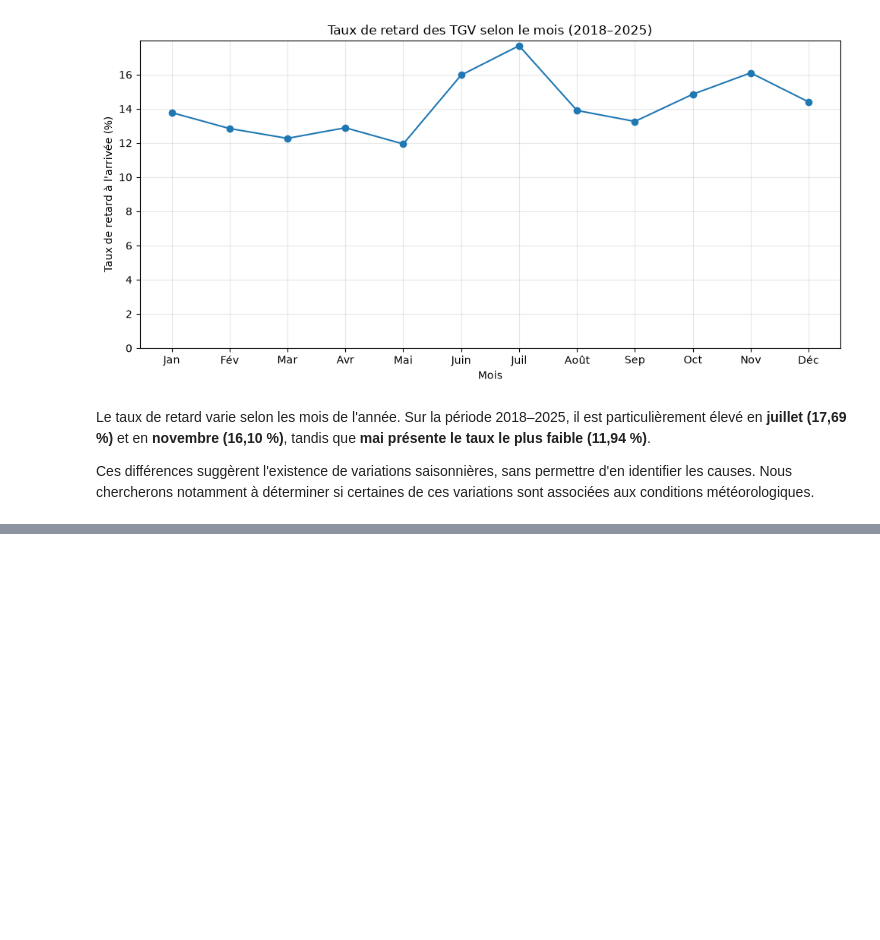
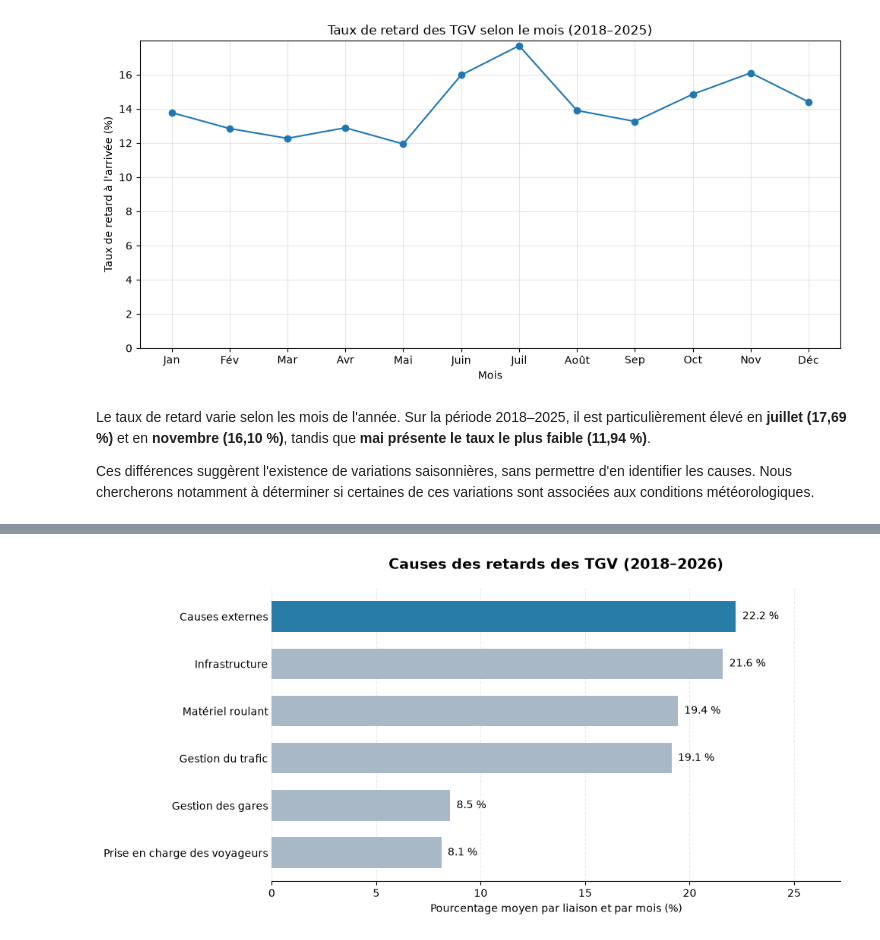
Before and after one commit to luteceagn/Projet_Python_ds, a Jupyter notebook: rapport_final.ipynb, the cells around one changed output, grey strips where cells are left out. Saved outputs shown, nothing was run; the diff lists cells and outputs as text; code cells hidden in the pictures; blank space fills up the shorter version.

```diff
--- a/rapport_final.ipynb
+++ b/rapport_final.ipynb
@@ -374,0 +381,77 @@ Ces différences suggèrent l'existence de variations saisonnières, sans permet
+# %%
+# Variables relatives aux causes des retards
+variables_causes = [
+    "prct_cause_externe",
+    "prct_cause_infra",
+    "prct_cause_gestion_trafic",
+    "prct_cause_materiel_roulant",
+    "prct_cause_gestion_gare",
+    "prct_cause_prise_en_charge_voyageurs"
+]
+
+# Noms des catégories
+noms_causes = {
+    "prct_cause_externe": "Causes externes",
+    "prct_cause_infra": "Infrastructure",
+    "prct_cause_gestion_trafic": "Gestion du trafic",
+    "prct_cause_materiel_roulant": "Matériel roulant",
+    "prct_cause_gestion_gare": "Gestion des gares",
+    "prct_cause_prise_en_charge_voyageurs": "Prise en charge des voyageurs"
+}
+
+# Moyenne des pourcentages par catégorie
+causes_moyennes = (
+    df_sncf_fr[variables_causes]
+    .mean()
+    .rename(index=noms_causes)
+    .sort_values()
+)
+
+# Création du graphique
+fig, ax = plt.subplots(figsize=(10, 5))
+
+# Mise en évidence des causes externes
+couleurs = [
+    "#287DA8" if cause == "Causes externes" else "#A8B8C7"
+    for cause in causes_moyennes.index
+]
+
+barres = ax.barh(
+    causes_moyennes.index,
+    causes_moyennes.values,
+    color=couleurs,
+    height=0.65
+)
+
+# Affichage des pourcentages sur les barres
+ax.bar_label(
+    barres,
+    labels=[f"{val:.1f} %" for val in causes_moyennes.values],
+    padding=6,
+    fontsize=10
+)
+
+# Mise en forme
+ax.set_title(
+    "Causes des retards des TGV (2018–2026)",
+    fontsize=14,
+    fontweight="bold",
+    pad=18
+)
+
+ax.set_xlabel("Pourcentage moyen par liaison et par mois (%)")
+ax.set_xlim(0, causes_moyennes.max() + 5)
+
+ax.xaxis.grid(True, linestyle="--", alpha=0.25)
+ax.set_axisbelow(True)
+
+# Suppression des bordures inutiles
+for bordure in ["top", "right", "left"]:
+    ax.spines[bordure].set_visible(False)
+
+ax.tick_params(axis="y", length=0)
+
+plt.tight_layout()
+plt.show()
+# %% [output]
+[figure, added]
```
Also changed, not shown: parts of 8 cells of this notebook.
